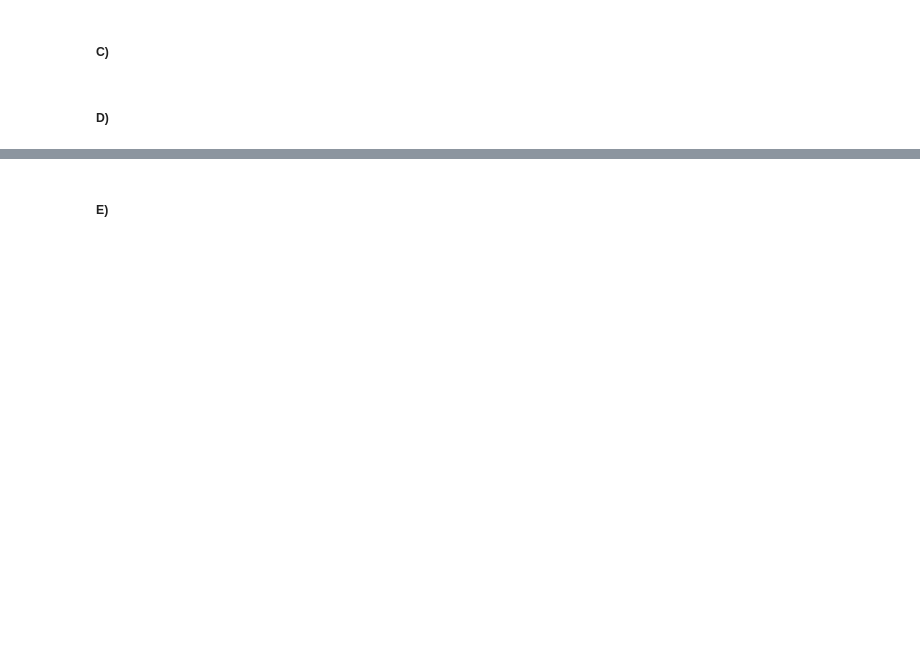
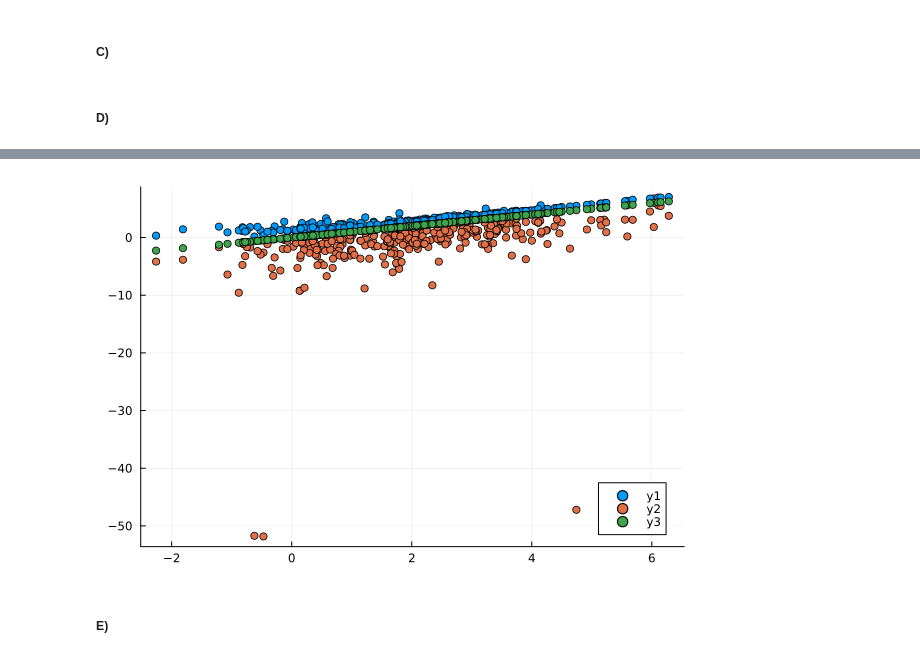
Before and after one commit to Erick-0M/problem-set-io, a Jupyter notebook: code/scripts/pset_io.ipynb, the cells around one changed output, grey strips where cells are left out. Drawn from its saved outputs; the diff is of its cells as text; code cells hidden in the pictures; blank space fills up the shorter version.

```diff
--- a/code/scripts/pset_io.ipynb
+++ b/code/scripts/pset_io.ipynb
@@ -782,3 +846,5 @@ Reached max number of iterations
 #### Question 9
 # %% [markdown]
 ##### A)
+# %%
+model_ss = deepcopy(model)
@@ -791,2 +976,20 @@ Reached max number of iterations
+# %%
+model_comp = deepcopy(model_ss);
+model_comp.Omega = zeros(model_comp.J, model_comp.J);
+blp.simulate_BLP!(model_comp, all=true);
+
+model_coll = deepcopy(model_ss);
+model_coll.Omega = ones(model_coll.J, model_coll.J);
+blp.simulate_BLP!(model_coll, all=true);
+
+model_bert = deepcopy(model_ss);
+model_bert.Omega = I(model_bert.J)
+blp.simulate_BLP!(model_bert, all=true);
+# %%
+scatter(model.cost, model_comp.cost_sim)
+scatter!(model.cost, model_coll.cost_sim)
+scatter!(model.cost, model_bert.cost_sim)
+# %% [output]
+[figure, added]
 # %% [markdown]
 ##### E)
```
Also changed, not shown: parts of 60 cells of this notebook, 1 other file.
